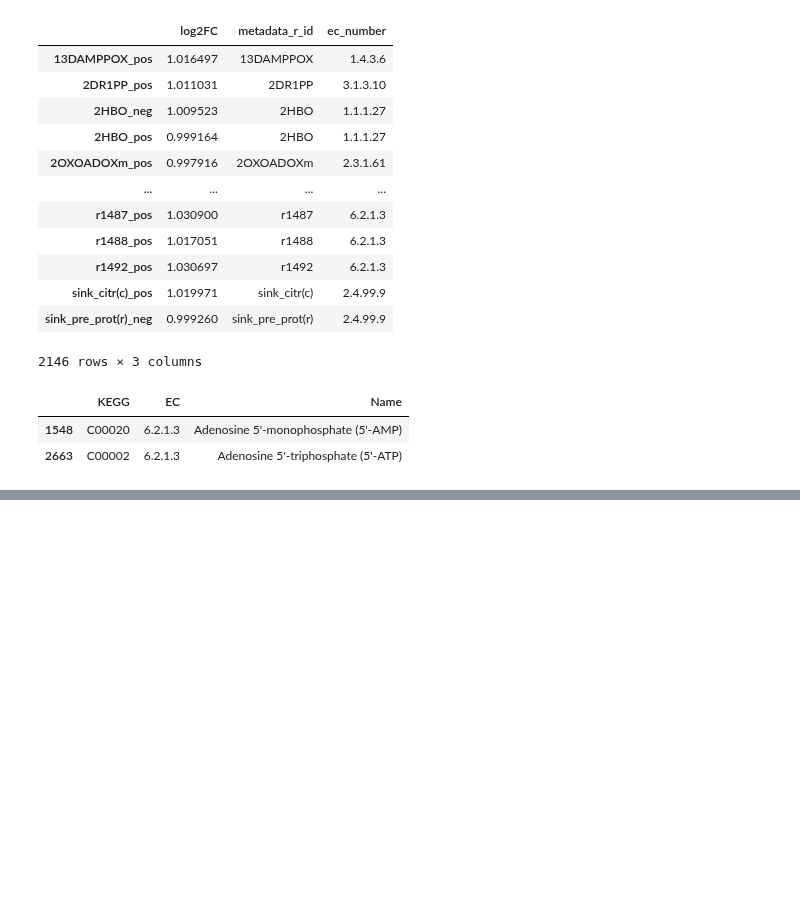
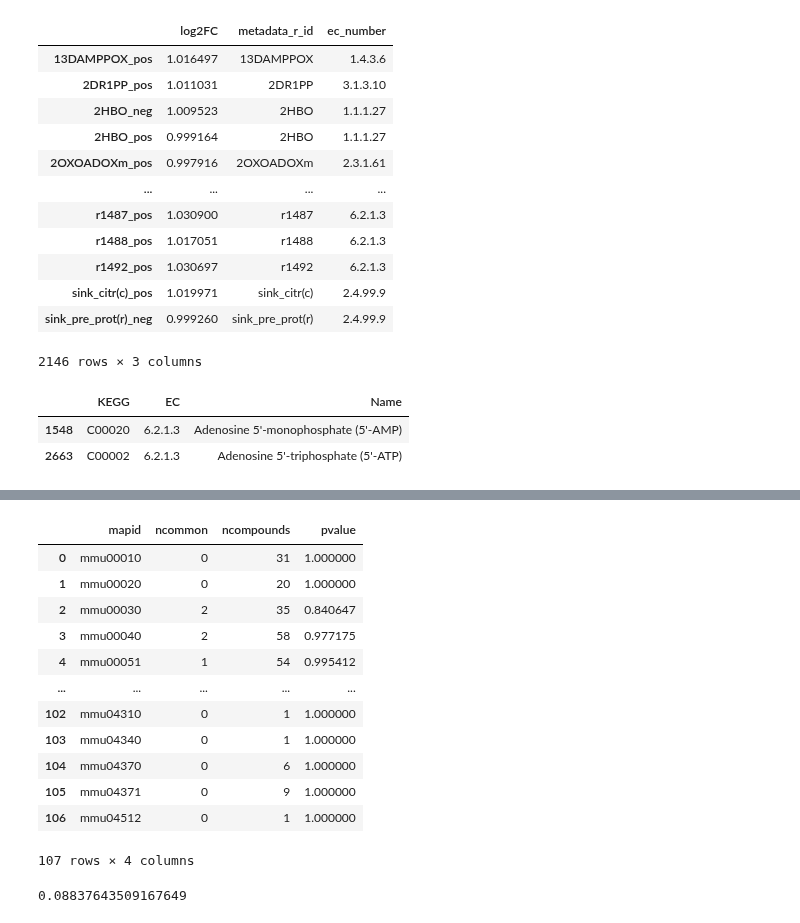
Before and after one commit to menchelab/novarinocollab, a Jupyter notebook: notebooks/metabo_analysis.ipynb, the cells around one changed output, grey strips where cells are left out. Saved outputs shown, nothing was run; the diff lists cells and outputs as text; code cells hidden in the pictures; blank space fills up the shorter version.

```diff
--- a/notebooks/metabo_analysis.ipynb
+++ b/notebooks/metabo_analysis.ipynb
@@ -450,3 +437,20 @@ with open('../raw/kegg_pathway_maps.pickle', 'wb') as handle:
         pathwaymaps,
         handle
     )
+# %%
+import pickle
+with open('../raw/kegg_pathway_maps.pickle', 'rb') as handle:
+    pathwaymaps = pickle.load(handle)
+# %%
+def select_maps(pathwaydict, class_contains):
+    selection = {}
+    for k, v in pathwaydict.items():
+        if 'CLASS' in v and any([pattern in v['CLASS'][0].lower() for pattern in class_contains]):
+            selection[k] = v
+
+    return selection
+
+selected_pathways = select_maps(
+    pathwaymaps,
+    ['metabolism', 'information processing']
+)
@@ -474,3 +531,28 @@ def pvalue(k, M, n, N):
         k - 1, M, n, N
     )
     return pval
+# %%
+M = 396
+overlaps['pvalue'] = overlaps.apply(
+    lambda x: pvalue(x.ncommon, M, x.ncompounds, len(upreg)),
+    axis = 1
+)
+overlaps
+# %% [output]
+|  | mapid | ncommon | ncompounds | pvalue |
+| 0 | mmu00010 | 0 | 31 | 1.000000 |
+| 1 | mmu00020 | 0 | 20 | 1.000000 |
+| 2 | mmu00030 | 2 | 35 | 0.840647 |
+| 3 | mmu00040 | 2 | 58 | 0.977175 |
+| 4 | mmu00051 | 1 | 54 | 0.995412 |
+| ... | ... | ... | ... | ... |
+| 102 | mmu04310 | 0 | 1 | 1.000000 |
+| 103 | mmu04340 | 0 | 1 | 1.000000 |
+| 104 | mmu04370 | 0 | 6 | 1.000000 |
+| 105 | mmu04371 | 0 | 9 | 1.000000 |
+| 106 | mmu04512 | 0 | 1 | 1.000000 |
+107 rows × 4 columns
+# %%
+overlaps.pvalue.min()
+# %% [output]
+0.08837643509167649
```
Also changed, not shown: parts of 4 cells of this notebook.
